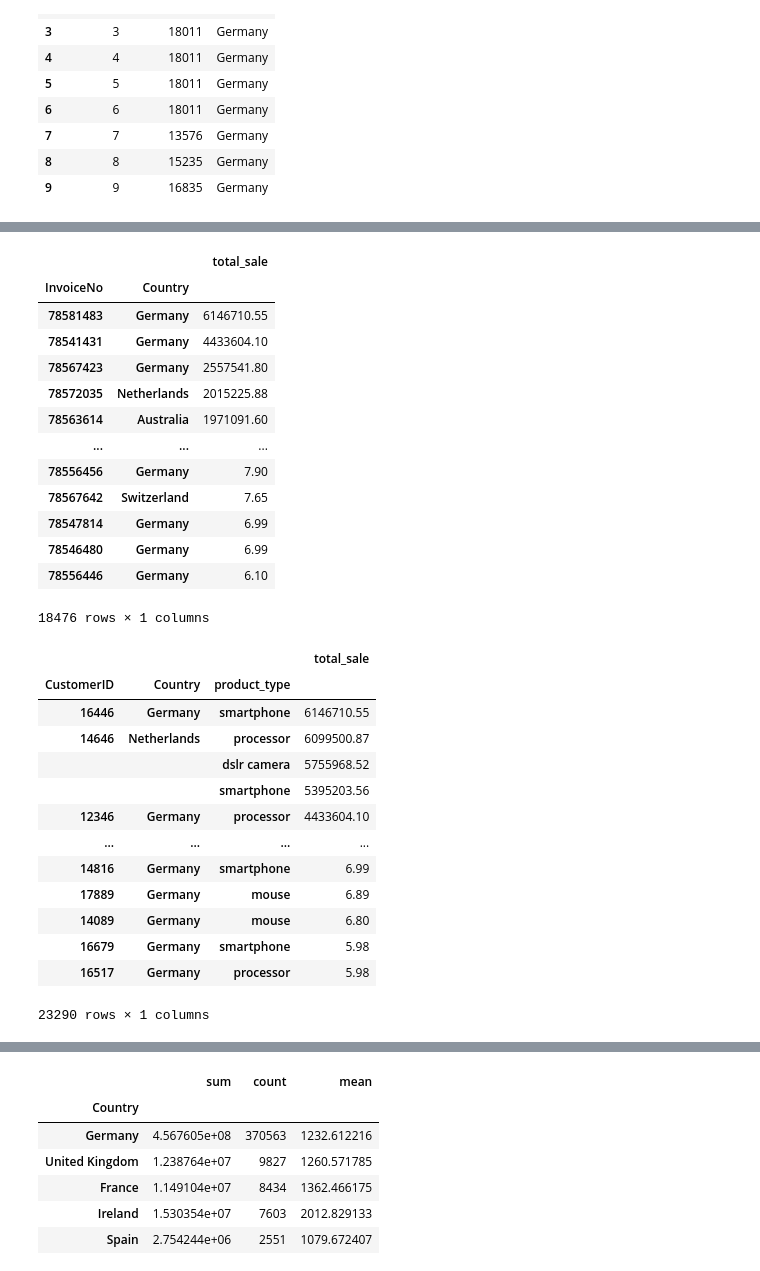
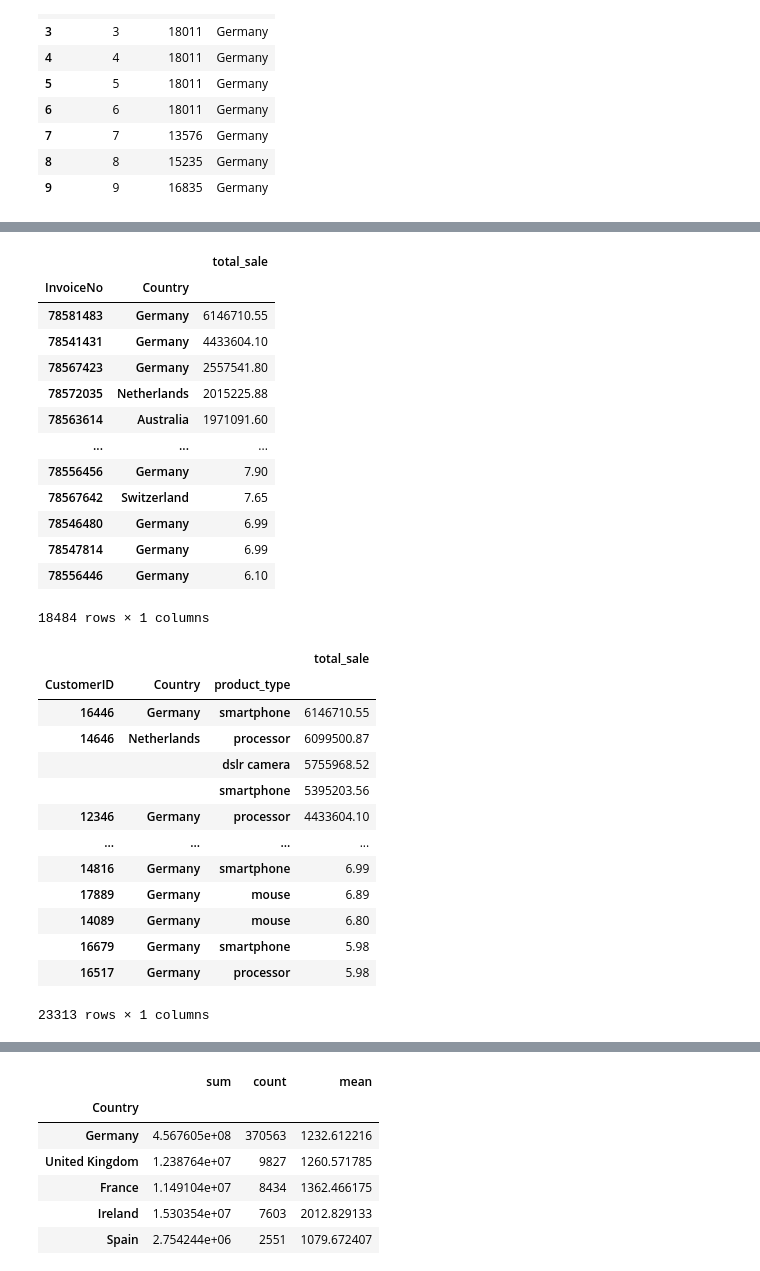
Before and after one commit to Jacopo-Spadon/E-Commerce, a Jupyter notebook: Ecom20too.ipynb, the cells around one changed output, grey strips where cells are left out. Drawn from its saved outputs; the diff is of its cells as text; code cells hidden in the pictures.

```diff
--- a/Ecom20too.ipynb
+++ b/Ecom20too.ipynb
@@ -218,33 +202,33 @@ df.describe()
 # %%
 # Pivot Table per Invoice
 
-table_invoice = pd.pivot_table(df_country, values='total_sale', index=['InvoiceNo', 'Country'],
+table_invoice = pd.pivot_table(df, values='total_sale', index=['InvoiceNo', 'Country'],
                     aggfunc=np.sum,
                     observed=True)
 
 table_invoice=table_invoice.sort_values(by=['total_sale'], ascending=False)
 
 
 table_invoice
 # %% [output]
 |  |  | total_sale |
 | InvoiceNo | Country |  |
 | 78581483 | Germany | 6146710.55 |
 | 78541431 | Germany | 4433604.10 |
 | 78567423 | Germany | 2557541.80 |
 | 78572035 | Netherlands | 2015225.88 |
 | 78563614 | Australia | 1971091.60 |
 | ... | ... | ... |
 | 78556456 | Germany | 7.90 |
 | 78567642 | Switzerland | 7.65 |
+| 78546480 | Germany | 6.99 |
 | 78547814 | Germany | 6.99 |
-| 78546480 | Germany | 6.99 |
 | 78556446 | Germany | 6.10 |
-18476 rows × 1 columns
+18484 rows × 1 columns
 # %%
 # Pivot tabel per Customer
 
-table_customer = pd.pivot_table(df_country, values='total_sale', index=['CustomerID', 'Country', 'product_type'],
+table_customer = pd.pivot_table(df, values='total_sale', index=['CustomerID', 'Country', 'product_type'],
                     aggfunc=np.sum,
                     observed=True)
 
@@ -265,4 +249,4 @@ table_customer
 | 14089 | Germany | mouse | 6.80 |
 | 16679 | Germany | smartphone | 5.98 |
 | 16517 | Germany | processor | 5.98 |
-23290 rows × 1 columns
+23313 rows × 1 columns
```
Also changed, not shown: parts of 7 cells of this notebook.
